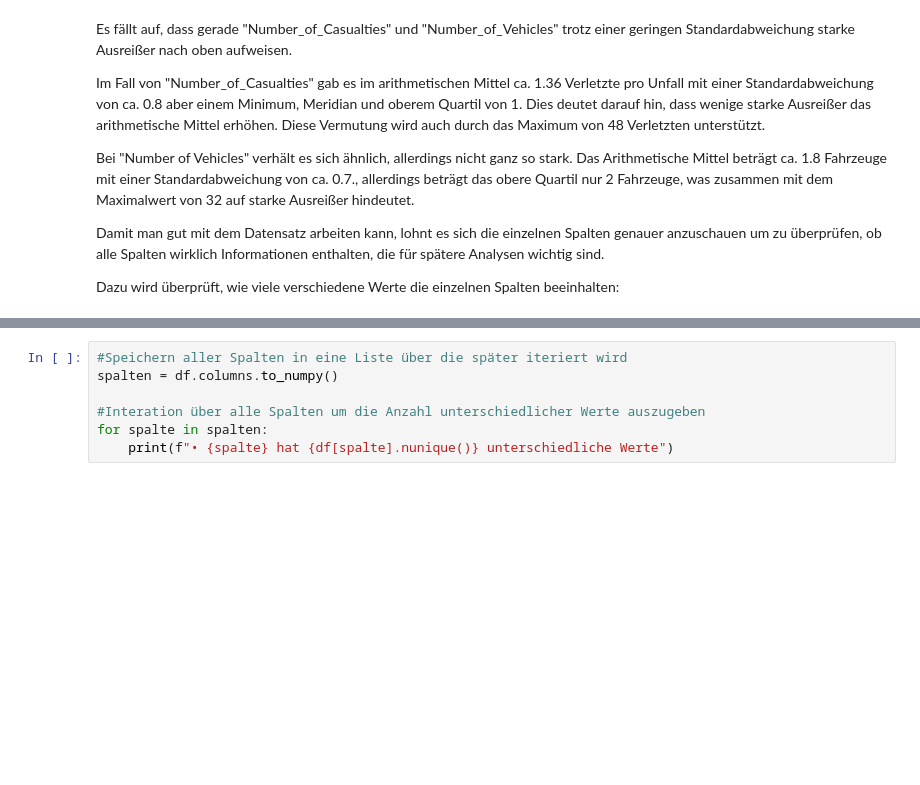
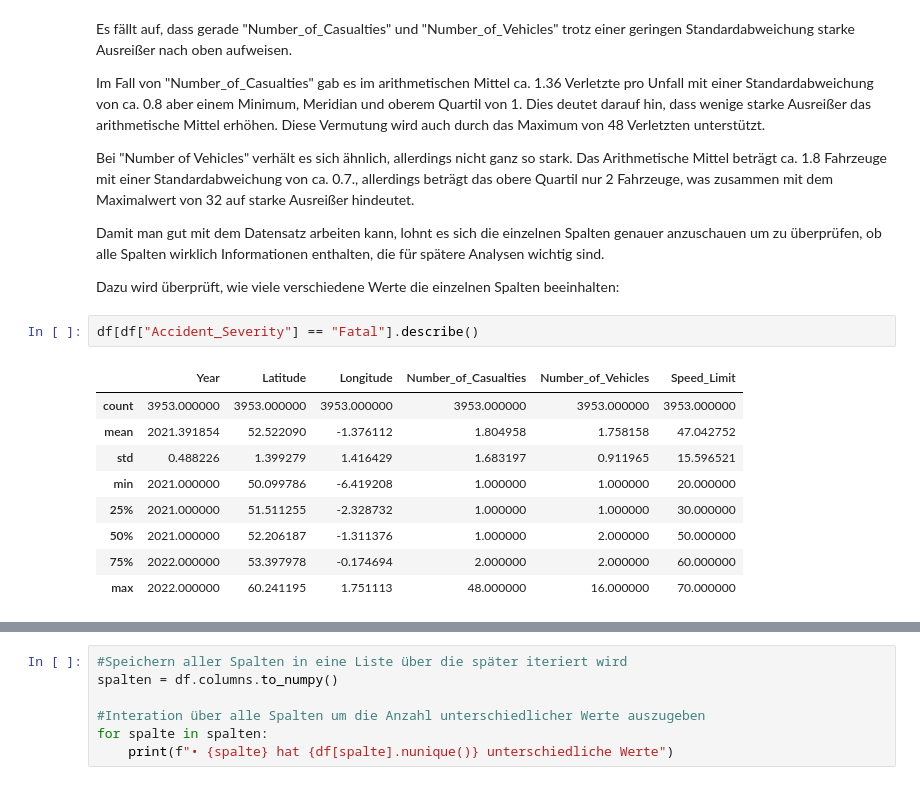
Before and after one commit to bentleman-byte/Credit-Card-Fraud-DSKI, a Jupyter notebook: Road_Accident.ipynb, the cells around one changed output, grey strips where cells are left out. Cells and saved outputs as stored; diff of their text form; blank space fills up the shorter version.

```diff
--- a/Road_Accident.ipynb
+++ b/Road_Accident.ipynb
@@ -154,3 +156,15 @@ Bei "Number of Vehicles" verhält es sich ähnlich, allerdings nicht ganz so sta
 Damit man gut mit dem Datensatz arbeiten kann, lohnt es sich die einzelnen Spalten genauer anzuschauen um zu überprüfen, ob alle Spalten wirklich Informationen enthalten, die für spätere Analysen wichtig sind.
 
 Dazu wird überprüft, wie viele verschiedene Werte die einzelnen Spalten beeinhalten:
+# %%
+df[df["Accident_Severity"] == "Fatal"].describe()
+# %% [output]
+|  | Year | Latitude | Longitude | Number_of_Casualties | Number_of_Vehicles | Speed_Limit |
+| count | 3953.000000 | 3953.000000 | 3953.000000 | 3953.000000 | 3953.000000 | 3953.000000 |
+| mean | 2021.391854 | 52.522090 | -1.376112 | 1.804958 | 1.758158 | 47.042752 |
+| std | 0.488226 | 1.399279 | 1.416429 | 1.683197 | 0.911965 | 15.596521 |
+| min | 2021.000000 | 50.099786 | -6.419208 | 1.000000 | 1.000000 | 20.000000 |
+| 25% | 2021.000000 | 51.511255 | -2.328732 | 1.000000 | 1.000000 | 30.000000 |
+| 50% | 2021.000000 | 52.206187 | -1.311376 | 1.000000 | 2.000000 | 50.000000 |
+| 75% | 2022.000000 | 53.397978 | -0.174694 | 2.000000 | 2.000000 | 60.000000 |
+| max | 2022.000000 | 60.241195 | 1.751113 | 48.000000 | 16.000000 | 70.000000 |
```
Also changed, not shown: parts of 6 cells of this notebook.
